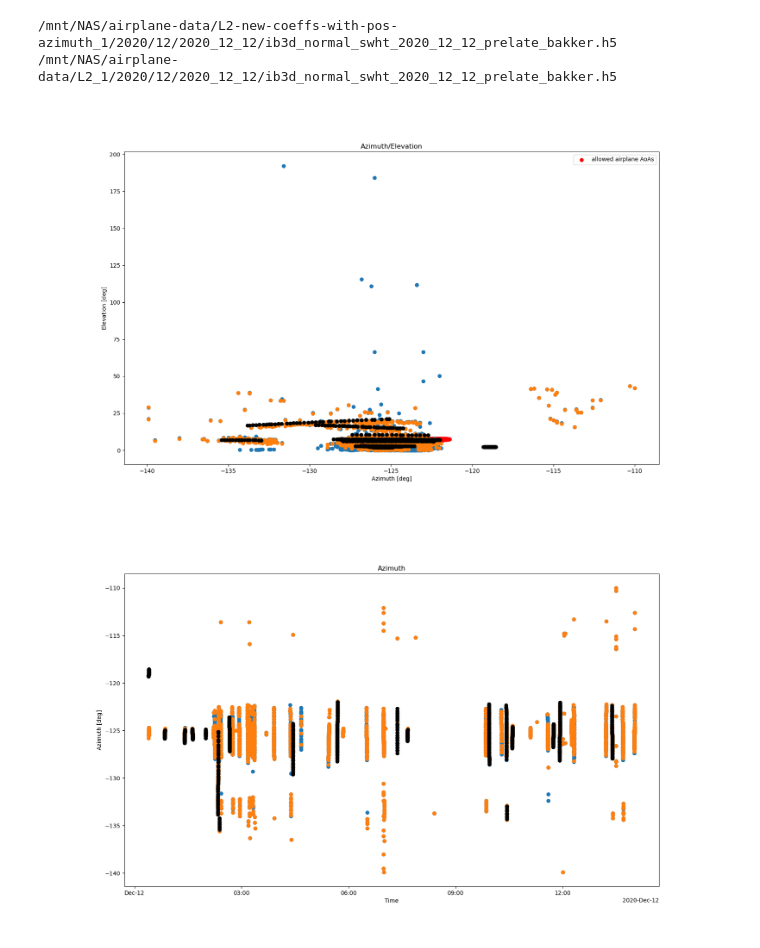
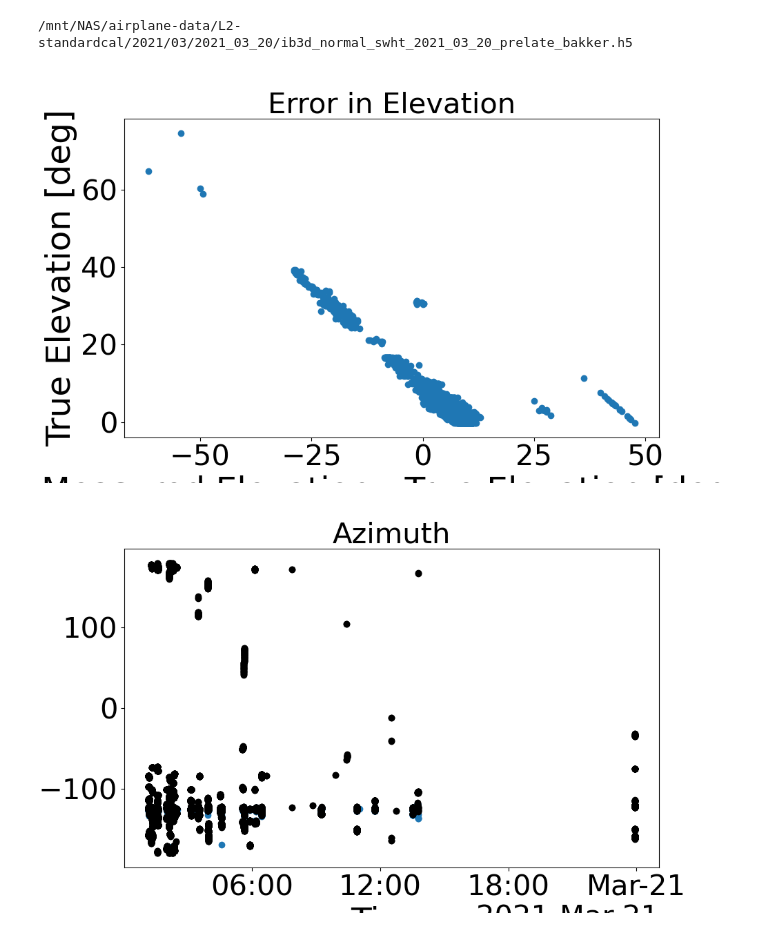
Before and after one commit to icebearcanada/airplane-process, a Jupyter notebook: airplane-code/generate_airplane_calibrations.ipynb, the cells around one changed output. Drawn from its saved outputs; the diff is of its cells as text; code cells hidden in the pictures.

```diff
--- a/airplane-code/generate_airplane_calibrations.ipynb
+++ b/airplane-code/generate_airplane_calibrations.ipynb
@@ -49,16 +163,16 @@ formatter = mdates.ConciseDateFormatter(locator)
 # ymd - date of the day to calibrate on (will use data from all 24 hours unless otherwise specified)
 # level1_files - UNCALIBRATED level 1 data (range correction applied, NO rx calibration applied)
 
-y = 2020
-m = 12
-d = 12
+year = 2024
+month = 6
+day = 20
 
 # don't change these unless you want specific hours included/excluded
 h = 0
 n_hours = 24
 level1_files = []
 for i in range(n_hours):
-    level1_files.append(f'/mnt/NAS/range-corrected-data/L1-no-cal/{y}/{m:02d}/{y}_{m:02d}_{(d):02d}/ib3d_normal_01dB_1000ms_{y}_{m:02d}_{(d):02d}_{(h+i):02d}_prelate_bakker.h5')
+    level1_files.append(f'/mnt/NAS/range-corrected-data/L1-no-cal/{year}/{month:02d}/{year}_{month:02d}_{day:02d}/ib3d_normal_01dB_1000ms_{year}_{month:02d}_{day:02d}_{(h+i):02d}_prelate_bakker.h5')
 # %%
 # unleash the beast
 # %%
@@ -372,10 +1084,14 @@ np.save('median_corrections_{y:04d}-{m:02d}-{m:02d}.npy',median_corrections)
 # level2_files - the result of processing the uncalibrated level 1 data to level 2 data using the baseline calibrations
 #                found in the previous cell.
 
-# don't change these unless you want specific hours included/excluded
 level2_files = []
-level2_files.append(f'/mnt/NAS/airplane-data/L2-new-coeffs-with-pos-azimuth_1/{y}/{m:02d}/{y}_{m:02d}_{(d):02d}/ib3d_normal_swht_{y}_{m:02d}_{(d):02d}_prelate_bakker.h5') # with relaxation
-level2_files.append(f'/mnt/NAS/airplane-data/L2_1/{y}/{m:02d}/{y}_{m:02d}_{(d):02d}/ib3d_normal_swht_{y}_{m:02d}_{(d):02d}_prelate_bakker.h5') # without relaxation
+#level2_files.append(f'/mnt/NAS/airplane-data/L2_1/{year}/{month:02d}/{year}_{month:02d}_{(day):02d}/ib3d_normal_swht_{year}_{month:02d}_{(day):02d}_prelate_bakker.h5') # without relaxation
+
+#level2_files.append(f'/mnt/NAS/airplane-data/L2-Scal/{year}/{month:02d}/{year}_{month:02d}_{(day):02d}/ib3d_normal_swht_{year}_{month:02d}_{(day):02d}_prelate_bakker.h5') # non airplane calibrated
+level2_files.append(f'/mnt/NAS/airplane-data/L2-standardcal/{year}/{month:02d}/{year}_{month:02d}_{(day):02d}/ib3d_normal_swht_{year}_{month:02d}_{(day):02d}_prelate_bakker.h5') # non airplane calibrated
+#level2_files.append(f'/mnt/NAS/airplane-data/L2-new-coeffs-with-cal-and-pos-azimuth-median_1/{year}/{month:02d}/{year}_{month:02d}_{(day):02d}/ib3d_normal_swht_{year}_{month:02d}_{(day):02d}_prelate_bakker.h5') # non airplane calibrated
+
+#level2_files.append(f'/mnt/NAS/airplane-data/L2-median-calibrated/{year}/{month:02d}/{year}_{month:02d}_{(day):02d}/ib3d_normal_swht_{year}_{month:02d}_{(day):02d}_prelate_bakker.h5') # non airplane calibrated
 # %%
 # plot up the level 2 data and the corresponding airplane data
 fig_az, ax_az = plt.subplots()
@@ -406,6 +1122,12 @@ el = np.load('allowed_airplane_elevation.npy')
 ax_azel.scatter(az, el, c='red')
 ax_azel.legend(['allowed airplane AoAs'])
 
+fig_els, ax_els = plt.subplots()
+fig_els.set_size_inches(fig_width_inches, fig_height_inches)
+ax_els.set_ylabel('True Elevation [deg]')
+ax_els.set_xlabel('Measured Elevation - True Elevation [deg]')
+ax_els.set_title(f'Error in Elevation')
+
 for file in level2_files:
     print(file)
     try:
@@ -425,7 +1147,10 @@ for file in level2_files:
     time = f['data']['time'][:]
     utc_time = vutcfromtimestamp(time)
 
-    range_filter = (rf_distance < 256) & (rf_distance > 246)
+    #range_filter = (rf_distance < 256) & (rf_distance > 246)
+    #else:
+    #range_filter = (rf_distance < 301) & (rf_distance > 291)
+    range_filter = (rf_distance < 301) & (rf_distance > 246)
 
     # plot az and el / time
     ax_az.scatter(utc_time[range_filter], azimuth[range_filter])
@@ -436,9 +1161,13 @@ for file in level2_files:
 
     f.close()
 
-aircrafts_dbs = ap.load_airplane_data(f'aircrafts_dbs_{y:04d}-{m:02d}-{d:02d}.pckl')
+aircrafts_dbs = ap.load_airplane_data(f'aircrafts_dbs_{year:04d}-{month:02d}-{day:02d}.pckl')
 plane_indices = [1,3,9,12,16,34,53,67,106,109,123,127,132,139,141,143,150,152,182] # 12/12/2020
+plane_indices = []
 airplane_idx = 0
+
+el_difference = []
+true_el = []
 for db in aircrafts_dbs:
     # db is a database of every airplane in the timeframe.
     if db == None:
@@ -449,37 +1178,52 @@ for db in aircrafts_dbs:
     for i in range(len(db)): # db[i] is a single airplane in the timeframe.
 
         if airplane_idx not in plane_indices:
+            plane_indices.append(airplane_idx)
             airplane_idx += 1
-            continue
+            #continue
 
         # indexes in db continue multiple airplanes, so need to manually find the indices for this airplane
         start_idx = db[i].data.index[0]
         end_idx = db[i].data.index[-1]
 
         # using the indexes, find the start and end times of the airplane
         ti = db[i].data.timestamp[start_idx]
-        #ti = ti.replace(tzinfo=None)
+        ti = ti.replace(tzinfo=None)
         tf = db[i].data.timestamp[end_idx]
-        #tf = tf.replace(tzinfo=None)
+        tf = tf.replace(tzinfo=None)
+
 
         # from the airplane's geographic latitude/longitude/altitude, find the azimuth/elevation/altitude of the airplane from the receiver
         # this azimuth is measured EAST OF NORTH
         az, el, slant_range = ap.find_aer_from_receiver(db[i].data.latitude, db[i].data.longitude, db[i].data.altitude * FT_TO_M)
         # still east of north, but adjusted to be -180 to 180 instead of 0 to 360
         az = np.where(az > 180.0, az - 360.0, az)
 
         this_airplane_db_time = db[i].data.timestamp[:] # .to_pydatetime().replace(tzinfo=timezone.utc)
 
+        # level 2 data filtered by time
+        for k in range(this_airplane_db_time.shape[0]):
+            index = this_airplane_db_time.index[k]
+            l2_el = elevation[utc_time == this_airplane_db_time[index].to_pydatetime().replace(tzinfo=None)]
+            el_difference.append(l2_el - el[index])
+            for m in range(l2_el.shape[0]):
+                true_el.append(el[index])
+
         # plot az and el
         ax_el.scatter(this_airplane_db_time, el, c='black')
         ax_az.scatter(this_airplane_db_time, az, c='black')
         ax_azel.scatter(az, el, c='black')
 
         airplane_idx += 1
 
+true_el = np.hstack(true_el)
+el_difference = np.hstack(el_difference)
+
+#ax_els.hist(el_difference, bins=[-6+i*0.2 for i in range(50)])
+ax_els.scatter(el_difference, true_el)
+
 plt.show()
 # %% [output]
-/mnt/NAS/airplane-data/L2-new-coeffs-with-pos-azimuth_1/2020/12/2020_12_12/ib3d_normal_swht_2020_12_12_prelate_bakker.h5
-/mnt/NAS/airplane-data/L2_1/2020/12/2020_12_12/ib3d_normal_swht_2020_12_12_prelate_bakker.h5
+/mnt/NAS/airplane-data/L2-standardcal/2021/03/2021_03_20/ib3d_normal_swht_2021_03_20_prelate_bakker.h5
-[figure, old version]
+[figure, new version]
-[figure, old version]
+[figure, new version]
```
Also changed, not shown: parts of 12 cells of this notebook, 2 other files.
